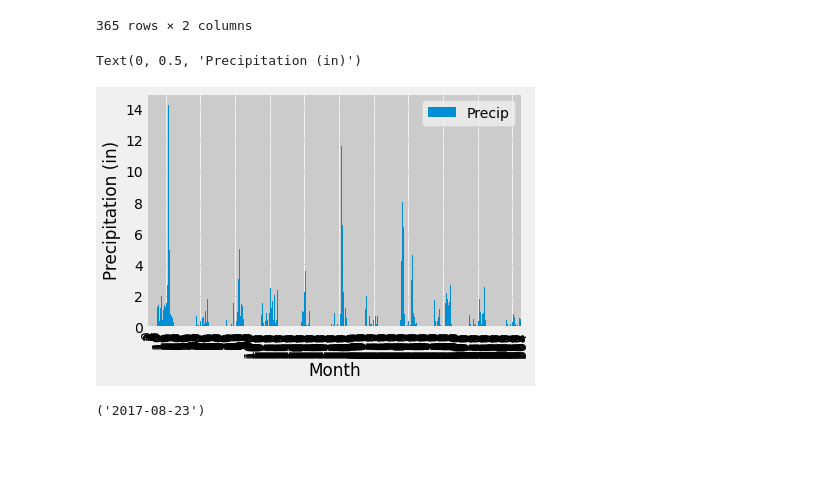
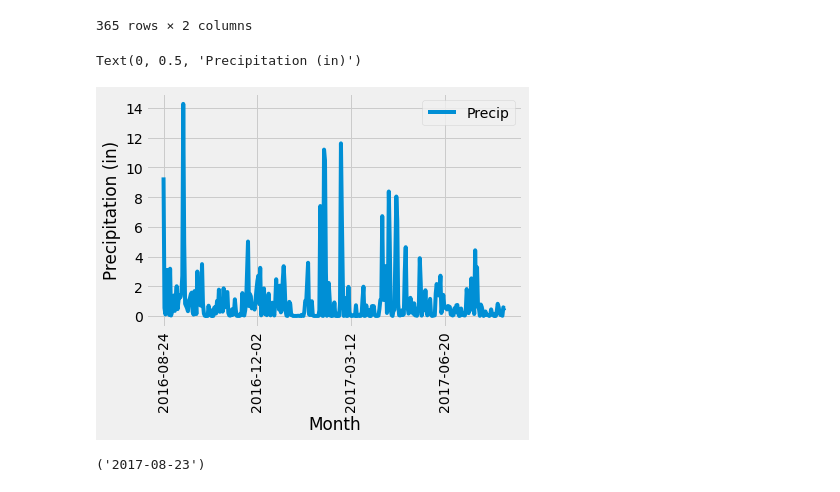
Before and after one commit to madelinesachtler/sqlalchemy-challenge, a Jupyter notebook: climate_starter.ipynb, the cells around one changed output. Drawn from its saved outputs; the diff is of its cells as text; code cells hidden in the pictures; blank space fills up the shorter version.

```diff
--- a/climate_starter.ipynb
+++ b/climate_starter.ipynb
@@ -98,12 +99,12 @@ last_12_months_df
 | 364 | 0.53 | 2017-08-23 |
 365 rows × 2 columns
 # %%
-last_12_months_df.plot.bar()
+last_12_months_df.plot(x='Date', y='Precip', rot=90)
 plt.xlabel("Month")
 plt.ylabel("Precipitation (in)")
 # %% [output]
 Text(0, 0.5, 'Precipitation (in)')
-[figure, old version]
+[figure, new version]
 # %%
 # Calculate the date 1 year ago from the last data point in the database
 max_date
```
Also changed, not shown: parts of 16 cells of this notebook, 1 other file.
